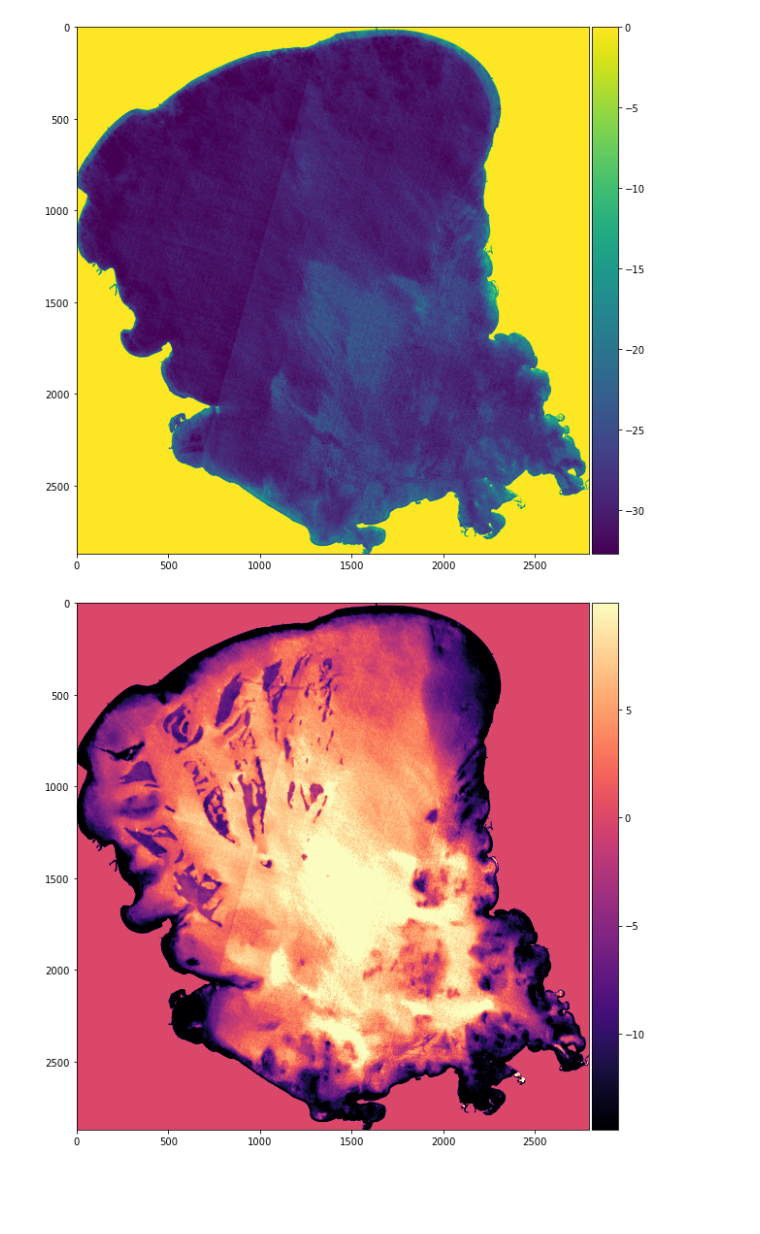
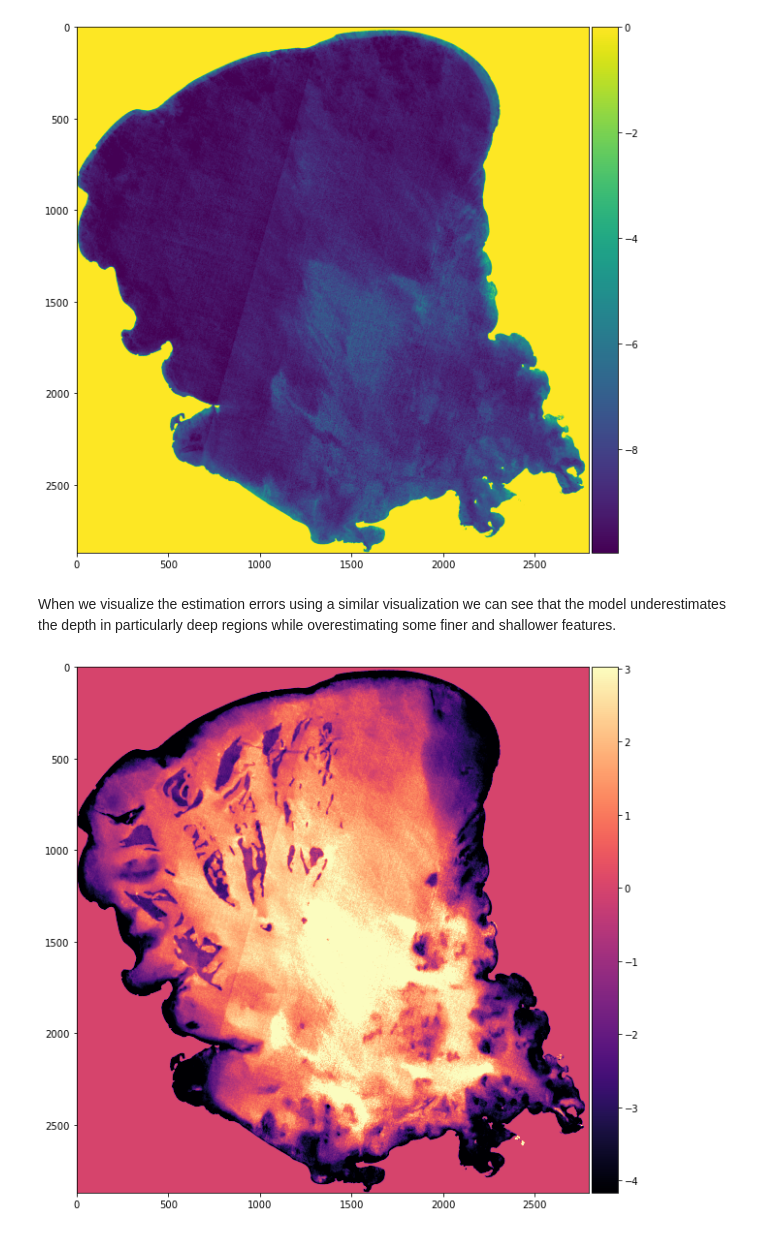
Before and after one commit to WalternativE/evaluation-preprocessing-methods-sentinel2-ml-based-bathymetry-estimation, a Jupyter notebook: notebooks/09__stumpf_log_regression_mille_lacs.ipynb, the cells around one changed output. Drawn from its saved outputs; the diff is of its cells as text; code cells hidden in the pictures; blank space fills up the shorter version.

```diff
--- a/notebooks/09__stumpf_log_regression_mille_lacs.ipynb
+++ b/notebooks/09__stumpf_log_regression_mille_lacs.ipynb
@@ -97,0 +64,5 @@ EOPatch(
+# %%
+mille_lacs_eop_path = os.path.abspath(
+    os.path.join(data_root_path, 'eopatches', 'mille_lacs_sentinel_merged')
+)
+load_mille_lacs_eop = LoadTask(mille_lacs_eop_path)
@@ -97,0 +90,14 @@ EOPatch(
+# %%
+tt_wf_output_label = 'tt_wf_output'
+output_task = OutputTask(tt_wf_output_label)
+
+nodes = linearly_connect_tasks(
+    load_mille_lacs_eop,
+    train_test_split_task,
+    valid_train_test_data_mask_task,
+    output_task
+)
+
+read_merge_wf = EOWorkflow(nodes)
+
+read_merge_wf.dependency_graph()
@@ -97,0 +142,9 @@ EOPatch(
+# %%
+buffered_bathy_mask_feature = (FeatureType.MASK_TIMELESS, 'buffered_bathy_mask')
+_, y_train = get_X_y_for_split(
+    train_test_eop,
+    split_type=SplitType.Train,
+    data_feature=(FeatureType.DATA, 'L2A_data'),
+    label_feature=(FeatureType.DATA_TIMELESS, 'bathy_data'),
+    data_mask_feature=buffered_bathy_mask_feature
+)
@@ -121,21 +179,21 @@ np.sqrt(mean_squared_error(y_train, ypred))
 # %%
-mask_complete_single_band = np.squeeze(train_test_eop[(FeatureType.MASK_TIMELESS, 'bathy_data_mask')], axis=-1)
-_, y_all = get_X_y_for_split(
-    train_test_eop,
-    split_type=SplitType.All,
-    data_feature=(FeatureType.DATA, 'L2A_data'),
-    label_feature=(FeatureType.DATA_TIMELESS, 'bathy_data'),
-)
+mask_complete_single_band = np.squeeze(train_test_eop[buffered_bathy_mask_feature], axis=-1)
 X_all = get_stumpf_log_ratio(train_test_eop, (FeatureType.DATA, 'L2A_data'), mask_complete_single_band)
 
-l2a_sdb_estimation_values, l2a_sdb_estimation_map = create_sdb_estimation(train_test_eop, reg, X_all)
+l2a_sdb_estimation_values, l2a_sdb_estimation_map = create_sdb_estimation(train_test_eop, reg, X_all, mask_feature=buffered_bathy_mask_feature)
 eolx.visualization.plot_ndarray_band(l2a_sdb_estimation_map, cmap='viridis')
 plt.show()
 # %% [output]
-[figure, old version]
+[figure, new version]
+# %% [markdown]
+When we visualize the estimation errors using a similar visualization we can see that the model underestimates the depth in particularly deep regions while overestimating some finer and shallower features.
 # %%
-l2a_sdb_errors = l2a_sdb_estimation_map - train_test_eop[(FeatureType.DATA_TIMELESS, 'bathy_data')]
+buffered_bathy_value_idx = train_test_eop[buffered_bathy_mask_feature] == 1
+masked_true_value_map = np.zeros(train_test_eop[(FeatureType.DATA_TIMELESS, 'bathy_data')].shape)
+masked_true_value_map[buffered_bathy_value_idx] =  train_test_eop[(FeatureType.DATA_TIMELESS, 'bathy_data')][buffered_bathy_value_idx]
+
+l2a_sdb_errors = l2a_sdb_estimation_map - masked_true_value_map
 eolx.visualization.plot_ndarray_band(l2a_sdb_errors, cmap='magma')
 plt.show()
 # %% [output]
-[figure, old version]
+[figure, new version]
```
Also changed, not shown: parts of 30 cells of this notebook, 1 other file.
